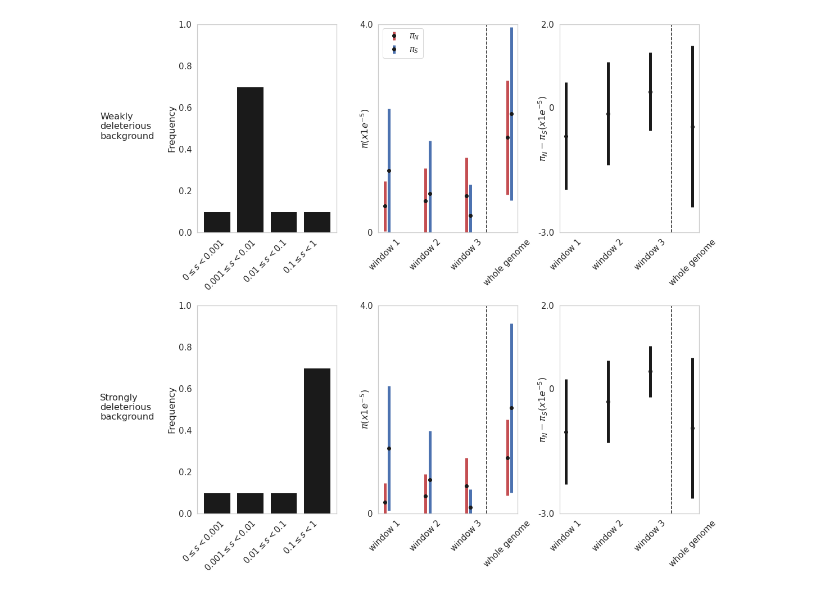
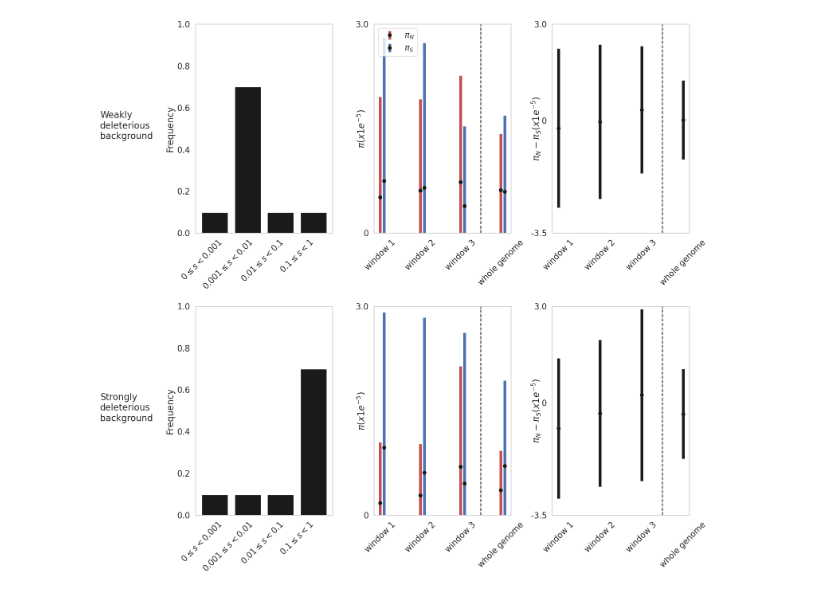
Before and after one commit to vivaksoni/Gu_etal_2023_response, a Jupyter notebook: scripts/plot_piN_piS.ipynb, the cells around one changed output. Cells and saved outputs as stored; diff of their text form; code cells hidden in the pictures.

```diff
--- a/scripts/plot_piN_piS.ipynb
+++ b/scripts/plot_piN_piS.ipynb
@@ -14,15 +14,13 @@ import random
 from collections import Counter
 import seaborn as sns
 # %%
-#####CODE FOR CREATING FIGURE 1#####
+######FIGURE 1#####
 
-#y-axis limits for pi
-lim1 = [0, 4e-5]
-#y-axis limits for pi_N-pi_S
-lim2 =  [-3e-5, 2e-5]
+lim1 = [0, 3e-5]
+lim2 =  [-3.5e-5, 3e-5]
 
 sns.set(rc={'figure.figsize':(16,16),'axes.facecolor':'white','axes.edgecolor': '.8'},font_scale=1.35)
-#Plot DFE
+
 DFE = [0.1,0.7,0.1,0.1]
 t = ['a)', 'b)', 'c)']
 x = [a for a in range(0,4)]
@@ -35,29 +33,28 @@ plt.xticks([-0.4,0.4,1.45,2.5], [r'$0 \leq s < 0.001$', r'$0.001 \leq s < 0.01$'
            rotation=45)
 plt.text(s='Weakly\ndeleterious\nbackground', x=-3.5, y=0.45)
 
-#Load in results for non-sliding window analysis
-DFE1_NS = pd.read_csv(r'summary_stats/DFE/windows/DFE1_MAF_NS.txt', sep='\t',
+
+DFE1_NS = pd.read_csv(r'/home/vivak/gu_response/summary_stats/DFE/windows/DFE1_MAF_NS.txt', sep='\t',
            names=[1,2,3,4,5,6])
 for i in [1,3,5]:
-    DFE1_NS[i] = DFE1_NS[i] / (20000-DFE1_NS[i+1])
+    DFE1_NS[i] = DFE1_NS[i] / (6666-DFE1_NS[i+1])
 DFE1_NS = DFE1_NS[[1,3,5]]
 DFE1_NS.columns = [1,2,3]
 
-DFE1_S = pd.read_csv(r'summary_stats/DFE/windows/DFE1_MAF_S.txt', sep='\t',
+DFE1_S = pd.read_csv(r'/home/vivak/gu_response/summary_stats/DFE/windows/DFE1_MAF_S.txt', sep='\t',
            names=[1,2,3,4,5,6])
 for i in [1,3,5]:
-    DFE1_S[i] = DFE1_S[i] / (10000-DFE1_S[i+1])
+    DFE1_S[i] = DFE1_S[i] / (3333-DFE1_S[i+1])
 DFE1_S = DFE1_S[[1,3,5]]
 DFE1_S.columns = [1,2,3]
 
-#Load in results for whole genome analysis
-dfN = pd.read_csv(r'summary_stats/DFE/DFE1_MAF_NS.txt', sep='\t',
+dfN = pd.read_csv(r'/home/vivak/gu_response/summary_stats/DFE/DFE1_MAF_NS.txt', sep='\t',
            names=['fulid', 'fulidstar', 'fulif', 'fulifstar', 'hapdiv', 'hprime', 'nhaps',
                   'numexternalmutations', 'numpoly', 'numsingletons', 'rm', 'tajimasd', 'thetah', 'thetal',
                   'thetapi', 'thetaw', 'wallsb', 'wallsbprime', 'wallsq','masked_sites'])
 dfN['thetapi'] = dfN['thetapi'] / (20000 - dfN['masked_sites'])
 
-dfS = pd.read_csv(r'summary_stats/DFE/DFE1_MAF_S.txt', sep='\t',
+dfS = pd.read_csv(r'/home/vivak/gu_response/summary_stats/DFE/DFE1_MAF_S.txt', sep='\t',
            names=['fulid', 'fulidstar', 'fulif', 'fulifstar', 'hapdiv', 'hprime', 'nhaps',
                   'numexternalmutations', 'numpoly', 'numsingletons', 'rm', 'tajimasd', 'thetah', 'thetal',
                   'thetapi', 'thetaw', 'wallsb', 'wallsbprime', 'wallsq','masked_sites'])
@@ -89,7 +86,7 @@ ax1.errorbar([3], np.mean(dfN.thetapi - dfS.thetapi), np.std(dfN.thetapi - dfS.t
 
 plt.axvline(x=2.5, color='k', linestyle='--')
 ax1.set_ylim(lim2)
-plt.yticks([lim2[0], 0, lim2[1]], [str(float(lim2[0]*1e+5)), '0', str(float(lim2[1]*1e+5))])
+plt.yticks([lim2[0], 0, lim2[1]], [str(np.round(float(lim2[0]*1e+5),1)), '0', str(float(lim2[1]*1e+5))])
 plt.xticks([0,1,2,3], ['window 1', 'window 2', 'window 3', 'whole genome'], rotation = 45)
 ax1.set_ylabel(r'$\pi_N-\pi_S    (x    1e^{-5})$', labelpad=-20)
 
@@ -107,27 +104,27 @@ plt.xticks([-0.4,0.4,1.45,2.5], [r'$0 \leq s < 0.001$', r'$0.001 \leq s < 0.01$'
 plt.text(s='Strongly\ndeleterious\nbackground', x=-3.5, y=0.45)
 
 
-DFE1_NS = pd.read_csv(r'summary_stats/DFE/windows/DFE3_MAF_NS.txt', sep='\t',
+DFE1_NS = pd.read_csv(r'/home/vivak/gu_response/summary_stats/DFE/windows/DFE3_MAF_NS.txt', sep='\t',
            names=[1,2,3,4,5,6])
 for i in [1,3,5]:
-    DFE1_NS[i] = DFE1_NS[i] / (20000-DFE1_NS[i+1])
+    DFE1_NS[i] = DFE1_NS[i] / (6666-DFE1_NS[i+1])
 DFE1_NS = DFE1_NS[[1,3,5]]
 DFE1_NS.columns = [1,2,3]
 
-DFE1_S = pd.read_csv(r'summary_stats/DFE/windows/DFE3_MAF_S.txt', sep='\t',
+DFE1_S = pd.read_csv(r'/home/vivak/gu_response/summary_stats/DFE/windows/DFE3_MAF_S.txt', sep='\t',
            names=[1,2,3,4,5,6])
 for i in [1,3,5]:
-    DFE1_S[i] = DFE1_S[i] / (10000-DFE1_S[i+1])
+    DFE1_S[i] = DFE1_S[i] / (3333-DFE1_S[i+1])
 DFE1_S = DFE1_S[[1,3,5]]
 DFE1_S.columns = [1,2,3]
 
-dfN = pd.read_csv(r'summary_stats/DFE/DFE3_MAF_NS.txt', sep='\t',
+dfN = pd.read_csv(r'/home/vivak/gu_response/summary_stats/DFE/DFE3_MAF_NS.txt', sep='\t',
            names=['fulid', 'fulidstar', 'fulif', 'fulifstar', 'hapdiv', 'hprime', 'nhaps',
                   'numexternalmutations', 'numpoly', 'numsingletons', 'rm', 'tajimasd', 'thetah', 'thetal',
                   'thetapi', 'thetaw', 'wallsb', 'wallsbprime', 'wallsq','masked_sites'])
 dfN['thetapi'] = dfN['thetapi'] / (20000 - dfN['masked_sites'])
 
-dfS = pd.read_csv(r'summary_stats/DFE/DFE3_MAF_S.txt', sep='\t',
+dfS = pd.read_csv(r'/home/vivak/gu_response/summary_stats/DFE/DFE3_MAF_S.txt', sep='\t',
            names=['fulid', 'fulidstar', 'fulif', 'fulifstar', 'hapdiv', 'hprime', 'nhaps',
                   'numexternalmutations', 'numpoly', 'numsingletons', 'rm', 'tajimasd', 'thetah', 'thetal',
                   'thetapi', 'thetaw', 'wallsb', 'wallsbprime', 'wallsq','masked_sites'])
@@ -137,35 +134,36 @@ dfS['thetapi'] = dfS['thetapi'] / (10000 - dfS['masked_sites'])
 ax1 = plt.subplot(2,3,5)
 for i in [1,2,3]:
     ax1.errorbar([(i-1)+0], DFE1_NS[i].mean(), DFE1_NS[i].std(), fmt='ok', lw=5, ecolor=['r'])
     ax1.errorbar([(i-1)+0.1], DFE1_S[i].mean(), DFE1_S[i].std(), fmt='ok', lw=5, ecolor=['b'])
 
 ax1.errorbar([3], dfN['thetapi'].mean(), dfN['thetapi'].std(), fmt='ok', lw=5, ecolor=['r'], label=r'$\pi_N$')
 ax1.errorbar([3.1], dfS['thetapi'].mean(), dfS['thetapi'].std(), fmt='ok', lw=5, ecolor=['b'], label=r'$\pi_S$')
 
 plt.axvline(x=2.5, color='k', linestyle='--')
 ax1.set_ylim(lim1)
 plt.yticks([lim1[0], lim1[1]], ['0', str(float(lim1[1]*1e+5))])
 plt.xticks([0,1,2,3], ['window 1', 'window 2', 'window 3', 'whole genome'], rotation = 45)
 ax1.set_ylabel(r'$\pi(x    1e^{-5})$', labelpad=-20)
 
 ax1 = plt.subplot(2,3,6)
 for i in [1,2,3]:
     ax1.errorbar([i-1], np.mean(DFE1_NS[i] - DFE1_S[i]), np.std(DFE1_NS[i] - DFE1_S[i]),
              fmt='ok', lw=5, ecolor=['k'], label='DFE 1:  $\pi_N-\pi_S$')
 
 ax1.errorbar([3], np.mean(dfN.thetapi - dfS.thetapi), np.std(dfN.thetapi - dfS.thetapi),
              fmt='ok', lw=5, ecolor=['k'], label=r'DFE 1: $\pi_N-\pi_S$')
 
 plt.axvline(x=2.5, color='k', linestyle='--')
 
 ax1.set_ylim(lim2)
-plt.yticks([lim2[0], 0, lim2[1]], [str(float(lim2[0]*1e+5)), '0', str(float(lim2[1]*1e+5))])
+plt.yticks([lim2[0], 0, lim2[1]], [str(np.round(float(lim2[0]*1e+5),1)), '0', str(float(lim2[1]*1e+5))])
 plt.xticks([0,1,2,3], ['window 1', 'window 2', 'window 3', 'whole genome'], rotation = 45)
 ax1.set_ylabel(r'$\pi_N-\pi_S    (x    1e^{-5})$', labelpad=-20)
 
 plt.subplots_adjust(wspace=0.3, hspace=0.35)
+#plt.savefig('/home/vivak/gu_response/fig1.tiff', format='tiff', dpi=600, bbox_inches='tight')
 # %% [output]
-[figure, old version]
+[figure, new version]
 # %%
 #####CODE FOR CREATING FIRST ROW OF FIGURE 2#####
 
```
Also changed, not shown: parts of 3 cells of this notebook.
